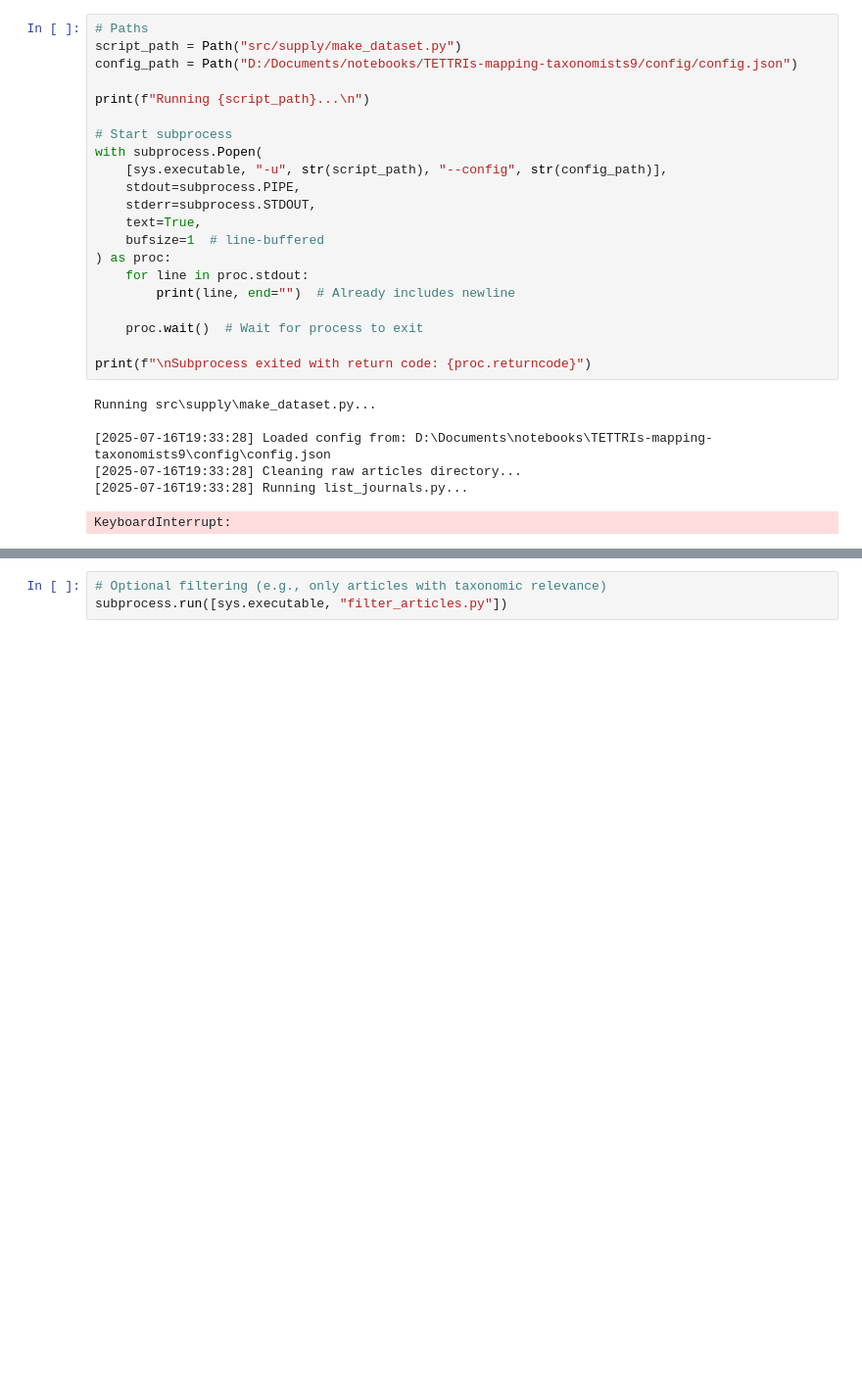
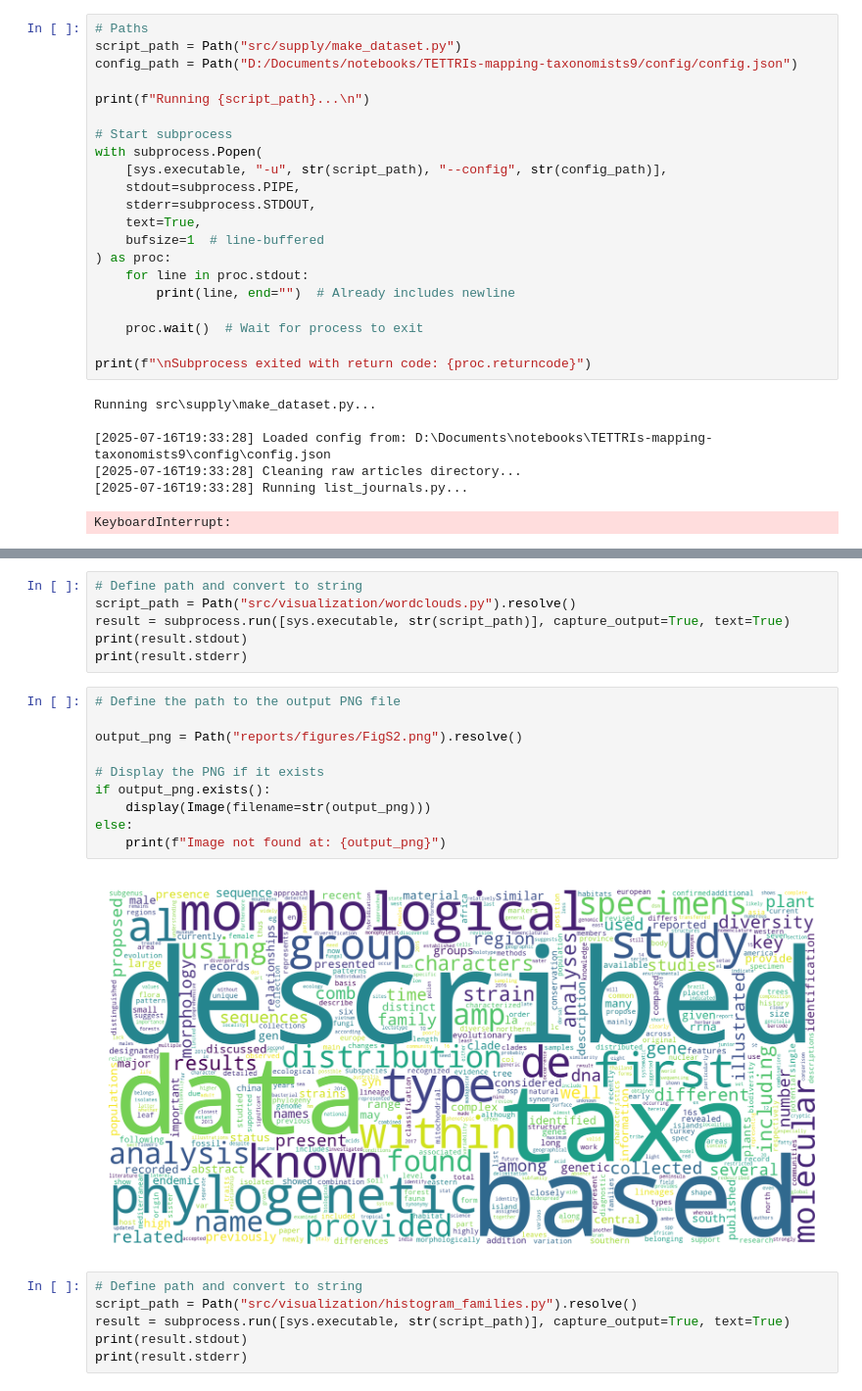
Before and after one commit to AgentschapPlantentuinMeise/Mapping-taxonomists, a Jupyter notebook: mappingTaxonomists.ipynb, the cells around one changed output, grey strips where cells are left out. Shown at 98% size. Cells and saved outputs as stored; diff of their text form; blank space fills up the shorter version.

Commit message:
added remaining scripts to notebook

```diff
--- a/mappingTaxonomists.ipynb
+++ b/mappingTaxonomists.ipynb
@@ -63,3 +110,24 @@ For example, when doing 'df[col].method(value, inplace=True)', try using 'df.met
+# %%
+# Define path and convert to string
+script_path = Path("src/visualization/wordclouds.py").resolve()
+result = subprocess.run([sys.executable, str(script_path)], capture_output=True, text=True)
+print(result.stdout)
+print(result.stderr)
+# %%
+# Define the path to the output PNG file
+
+output_png = Path("reports/figures/FigS2.png").resolve()
+
+# Display the PNG if it exists
+if output_png.exists():
+    display(Image(filename=str(output_png)))
+else:
+    print(f"Image not found at: {output_png}")
+# %% [output]
+[figure, added]
 # %%
-# Optional filtering (e.g., only articles with taxonomic relevance)
-subprocess.run([sys.executable, "filter_articles.py"])
+# Define path and convert to string
+script_path = Path("src/visualization/histogram_families.py").resolve()
+result = subprocess.run([sys.executable, str(script_path)], capture_output=True, text=True)
+print(result.stdout)
+print(result.stderr)
```
Also changed, not shown: parts of 5 cells of this notebook, 15 other files.
